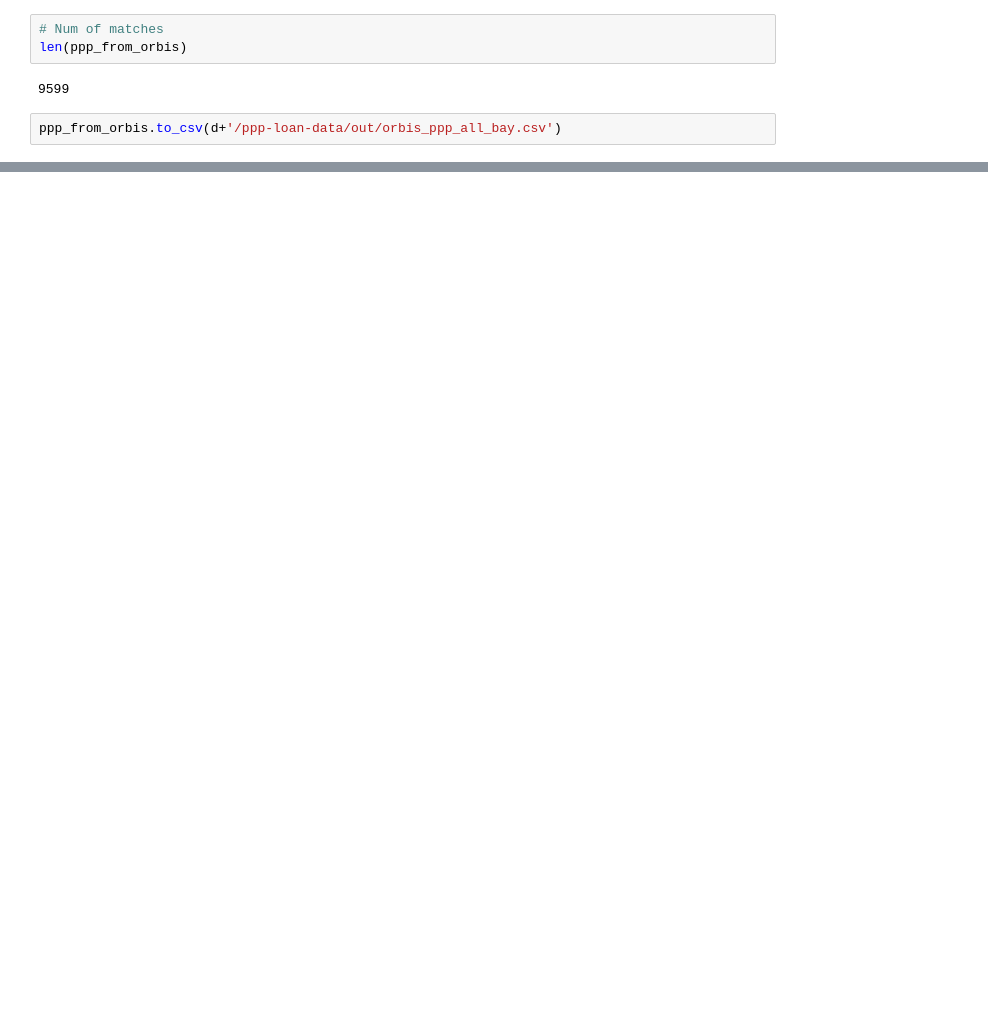
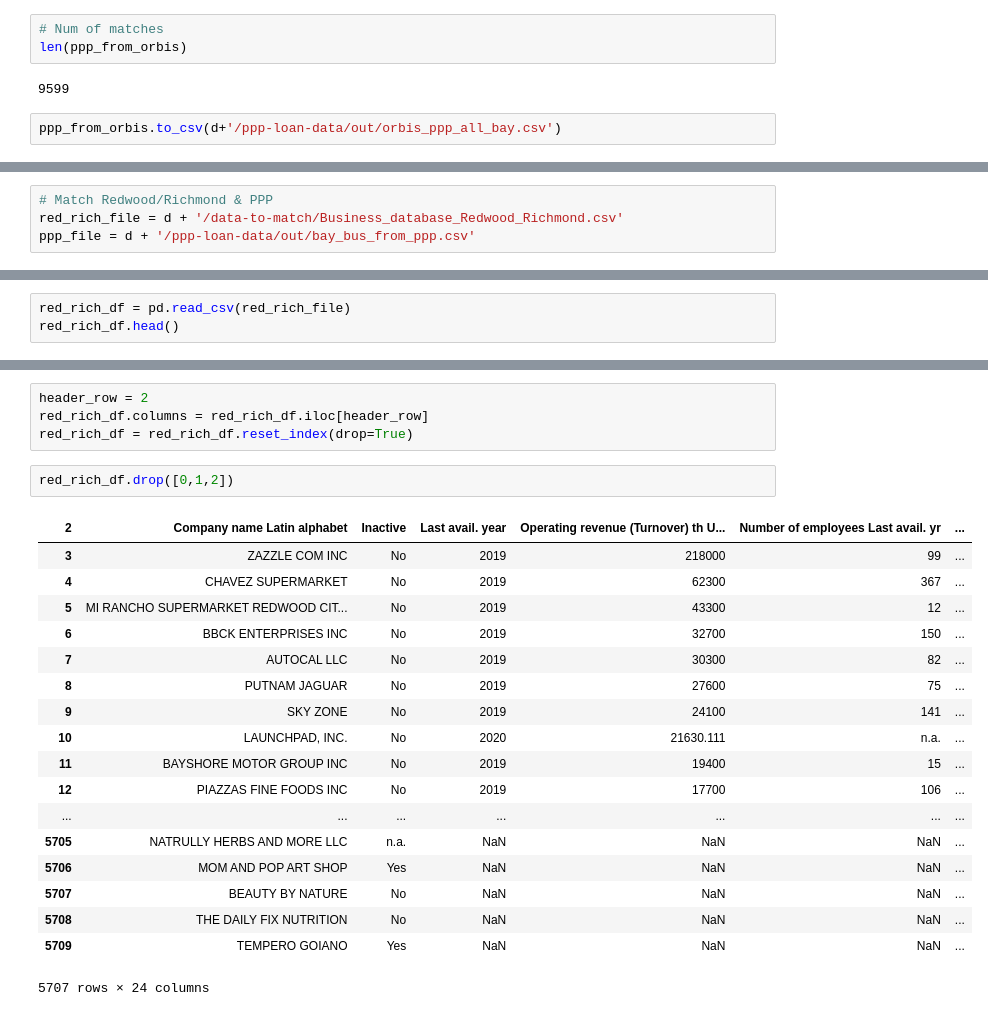
Before and after one commit to trang-van/afn, a Jupyter notebook: ppp-loan-data/notebooks/match_business_names.ipynb, the cells around one changed output, grey strips where cells are left out. Drawn from its saved outputs; the diff is of its cells as text; blank space fills up the shorter version.

```diff
--- a/ppp-loan-data/notebooks/match_business_names.ipynb
+++ b/ppp-loan-data/notebooks/match_business_names.ipynb
@@ -272,0 +422,4 @@ ppp_from_orbis.to_csv(d+'/ppp-loan-data/out/orbis_ppp_all_bay.csv')
+# %%
+# Match Redwood/Richmond & PPP
+red_rich_file = d + '/data-to-match/Business_database_Redwood_Richmond.csv'
+ppp_file = d + '/ppp-loan-data/out/bay_bus_from_ppp.csv'
@@ -272,0 +437,3 @@ ppp_from_orbis.to_csv(d+'/ppp-loan-data/out/orbis_ppp_all_bay.csv')
+# %%
+red_rich_df = pd.read_csv(red_rich_file)
+red_rich_df.head()
@@ -272,0 +448,25 @@ ppp_from_orbis.to_csv(d+'/ppp-loan-data/out/orbis_ppp_all_bay.csv')
+# %%
+header_row = 2
+red_rich_df.columns = red_rich_df.iloc[header_row]
+red_rich_df = red_rich_df.reset_index(drop=True)
+# %%
+red_rich_df.drop([0,1,2])
+# %% [output]
+| 2 | Company name Latin alphabet | Inactive | Last avail. year | Operating revenue (Turnover) th U... | Number of employees Last avail. yr | ... |
+| 3 | ZAZZLE COM INC | No | 2019 | 218000 | 99 | ... |
+| 4 | CHAVEZ SUPERMARKET | No | 2019 | 62300 | 367 | ... |
+| 5 | MI RANCHO SUPERMARKET REDWOOD CIT... | No | 2019 | 43300 | 12 | ... |
+| 6 | BBCK ENTERPRISES INC | No | 2019 | 32700 | 150 | ... |
+| 7 | AUTOCAL LLC | No | 2019 | 30300 | 82 | ... |
+| 8 | PUTNAM JAGUAR | No | 2019 | 27600 | 75 | ... |
+| 9 | SKY ZONE | No | 2019 | 24100 | 141 | ... |
+| 10 | LAUNCHPAD, INC. | No | 2020 | 21630.111 | n.a. | ... |
+| 11 | BAYSHORE MOTOR GROUP INC | No | 2019 | 19400 | 15 | ... |
+| 12 | PIAZZAS FINE FOODS INC | No | 2019 | 17700 | 106 | ... |
+| ... | ... | ... | ... | ... | ... | ... |
+| 5705 | NATRULLY HERBS AND MORE LLC | n.a. | NaN | NaN | NaN | ... |
+| 5706 | MOM AND POP ART SHOP | Yes | NaN | NaN | NaN | ... |
+| 5707 | BEAUTY BY NATURE | No | NaN | NaN | NaN | ... |
+| 5708 | THE DAILY FIX NUTRITION | No | NaN | NaN | NaN | ... |
+| 5709 | TEMPERO GOIANO | Yes | NaN | NaN | NaN | ... |
+5707 rows × 24 columns
```
Also changed, not shown: parts of 29 cells of this notebook, 2 other files.
